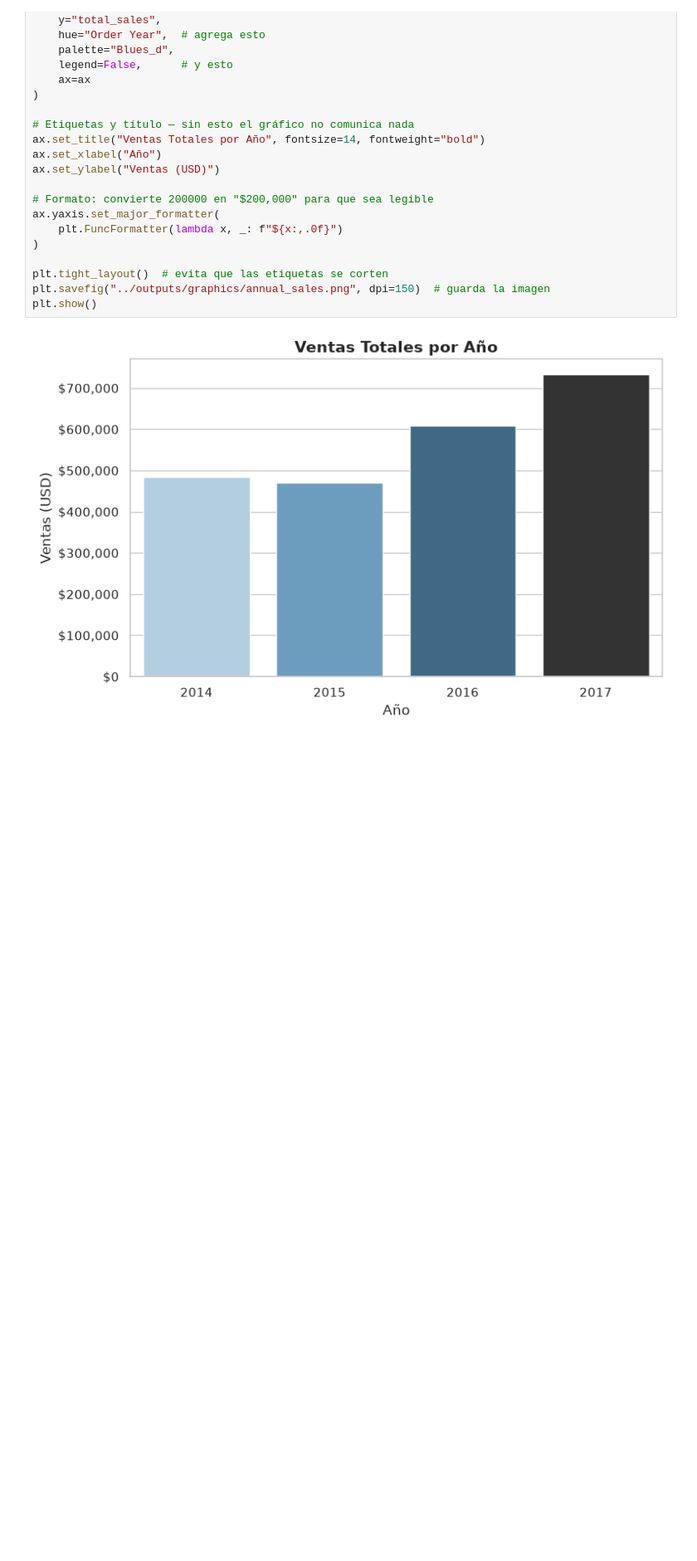
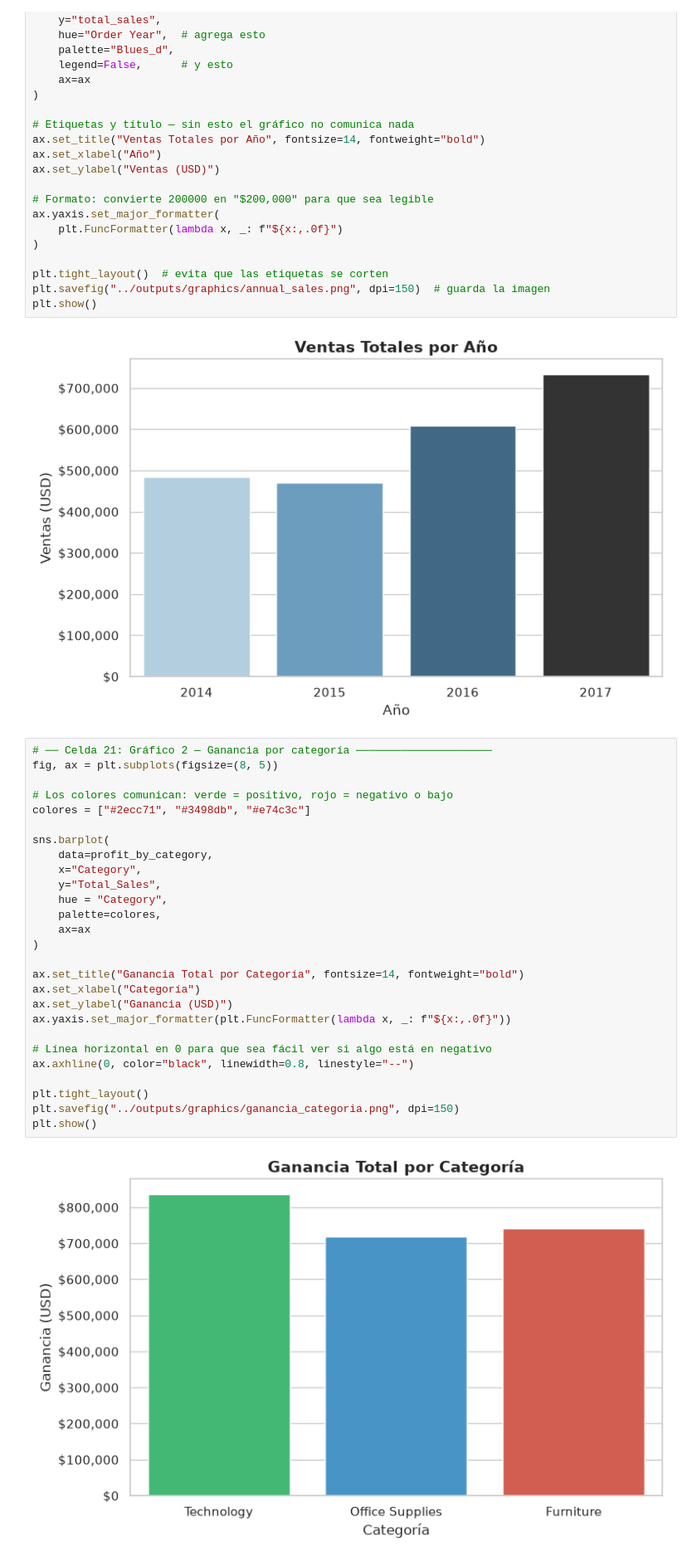
Before and after one commit to edusnow02/proyecto-ventas, a Jupyter notebook: notebooks/analisis_ventas.ipynb, the cells around one changed output. Shown at 83% size. Saved outputs shown, nothing was run; the diff lists cells and outputs as text; blank space fills up the shorter version.

Commit message:
Improve sales analytics with data visualizations

```diff
--- a/notebooks/analisis_ventas.ipynb
+++ b/notebooks/analisis_ventas.ipynb
@@ -326,3 +325,32 @@ plt.savefig("../outputs/graphics/annual_sales.png", dpi=150)  # guarda la imagen
 plt.show()
 # %% [output]
 [figure]
+# %%
+# ── Celda 21: Gráfico 2 — Ganancia por categoría ─────────────────────
+fig, ax = plt.subplots(figsize=(8, 5))
+
+# Los colores comunican: verde = positivo, rojo = negativo o bajo
+colores = ["#2ecc71", "#3498db", "#e74c3c"]
+
+sns.barplot(
+    data=profit_by_category,
+    x="Category",
+    y="Total_Sales",
+    hue = "Category",
+    palette=colores,
+    ax=ax
+)
+
+ax.set_title("Ganancia Total por Categoría", fontsize=14, fontweight="bold")
+ax.set_xlabel("Categoría")
+ax.set_ylabel("Ganancia (USD)")
+ax.yaxis.set_major_formatter(plt.FuncFormatter(lambda x, _: f"${x:,.0f}"))
+
+# Línea horizontal en 0 para que sea fácil ver si algo está en negativo
+ax.axhline(0, color="black", linewidth=0.8, linestyle="--")
+
+plt.tight_layout()
+plt.savefig("../outputs/graphics/ganancia_categoria.png", dpi=150)
+plt.show()
+# %% [output]
+[figure, added]
```
Also changed, not shown: parts of 3 cells of this notebook.
